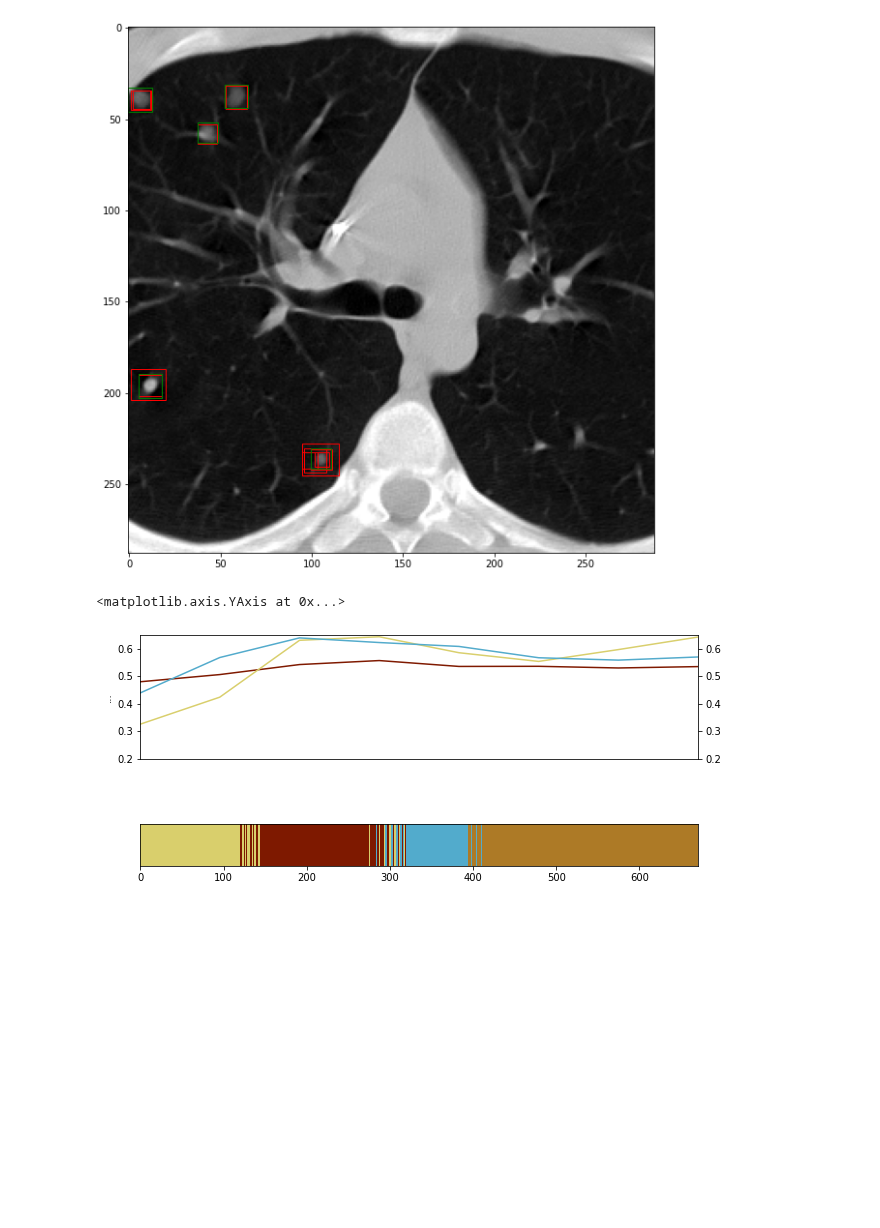
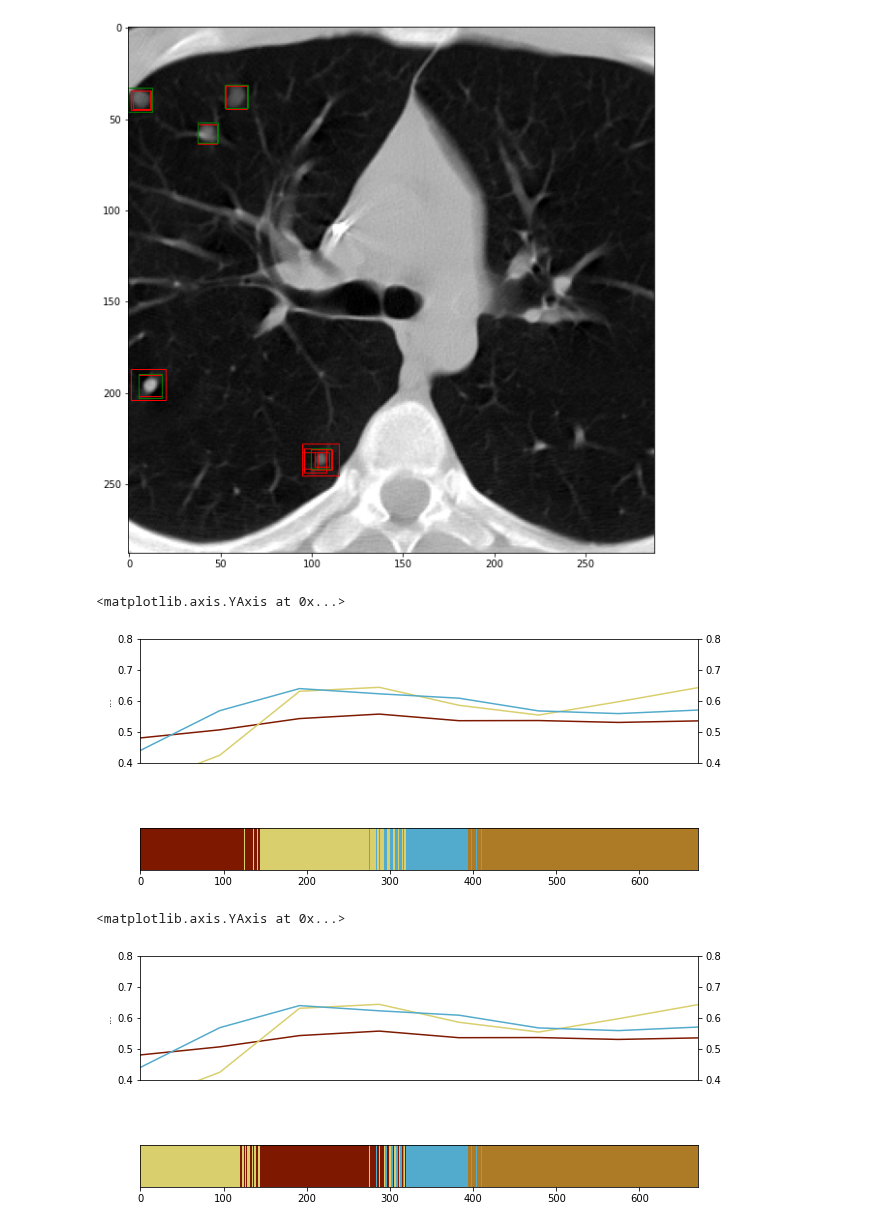
Before and after one commit to cirmuw/dynamicmemory, a Jupyter notebook: Results_lungnodules.ipynb, the cells around one changed output. Saved outputs shown, nothing was run; the diff lists cells and outputs as text; code cells hidden in the pictures; blank space fills up the shorter version.

```diff
--- a/Results_lungnodules.ipynb
+++ b/Results_lungnodules.ipynb
@@ -24,7 +25,7 @@ import matplotlib.pyplot as plt
 # %%
 mapname = 'roma'
 
-cm_data = np.loadtxt(f"/home/entenbaer/Documents/ScientificColourMaps6/{mapname}/{mapname}.txt")
+cm_data = np.loadtxt(f"/home/mperkonigg/Documents/ScientificColourMaps6/{mapname}/{mapname}.txt")
 #colormap = LinearSegmentedColormap.from_list('scientific_cm', cm_data)
 #x = np.linspace(0, 100, 25)[None, :]
 #plt.imshow(x, aspect='auto',cmap=colormap)
@@ -270,8 +351,8 @@ def res_data_for_params(hparams, seeds=None):
     return df#, df_mem
 
 ds = LIDCContinuous('/project/catinous/lungnodulesfinalpatientsplit.csv', seed=1654130)
-res = ds.df.scanner == 'geb'
-res1 = ds.df.scanner == 'ges'
+res = ds.df.scanner == 'ges'
+res1 = ds.df.scanner == 'geb'
 res2 = ds.df.scanner == 'sie'
 res3 = ds.df.scanner == 'time_siemens'
 res[res1] = 2
@@ -309,7 +390,7 @@ df = res_data_for_params(hparams, seeds=seeds)
 ax = axes[0]
 for scanner in hparams['order']:
     sns.lineplot(data=df, y=f'{val_measure}_{scanner}', x='idx', err_style=None, ax=ax, label=scanner)
-ax.set_ylim(0.2, 0.65)
+ax.set_ylim(0.4, 0.8)
 ax.get_xaxis().set_visible(False)
 ax.get_legend().remove()
 ax.set_xlim(1, 8)
@@ -323,4 +404,28 @@ axes[1].get_yaxis().set_visible(False)
 axes[1].get_yaxis()
 # %% [output]
 <matplotlib.axis.YAxis at 0x...>
-[figure, old version]
+[figure, new version]
+# %%
+val_measure = 'val_ap'
+fig, axes = plt.subplots(2, 1, figsize=(10, 5))
+
+df = res_data_for_params(hparams, seeds=seeds)
+
+ax = axes[0]
+for scanner in hparams['order']:
+    sns.lineplot(data=df, y=f'{val_measure}_{scanner}', x='idx', err_style=None, ax=ax, label=scanner)
+ax.set_ylim(0.4, 0.8)
+ax.get_xaxis().set_visible(False)
+ax.get_legend().remove()
+ax.set_xlim(1, 8)
+ax.set_ylabel(f'...')
+ax.tick_params(labelright=True, right=True)
+
+
+
+axes[1].imshow(np.tile(res,(50,1)), cmap=ListedColormap(colormap.colors[:4]))
+axes[1].get_yaxis().set_visible(False)
+axes[1].get_yaxis()
+# %% [output]
+<matplotlib.axis.YAxis at 0x...>
+[figure, added]
```
Also changed, not shown: parts of 24 cells of this notebook, 5 other files.
